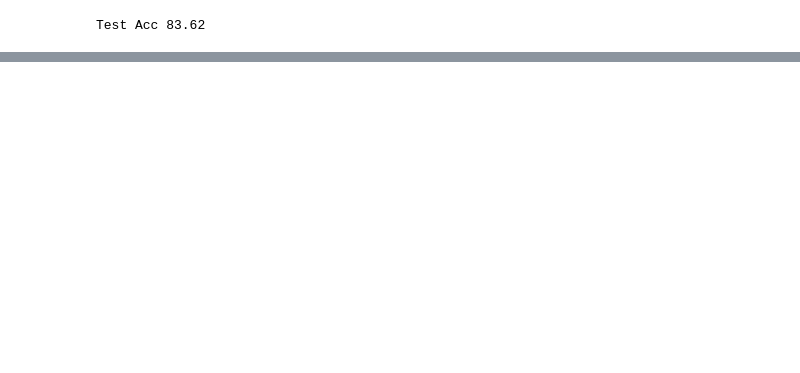
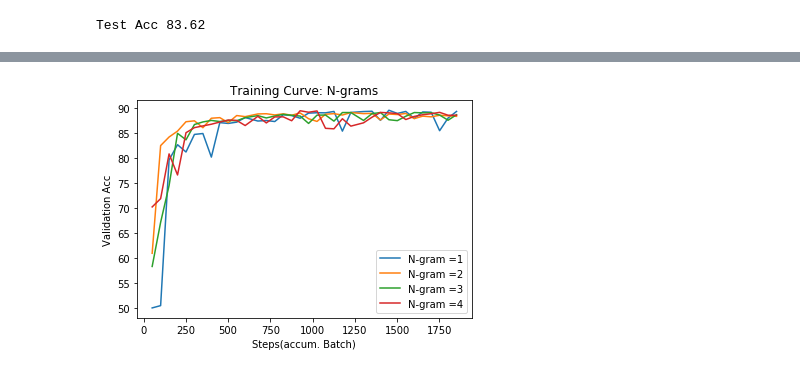
Before and after one commit to hb1500/NLP-Movie-Sentiment-Analysis, a Jupyter notebook: Bag of N-Gram Document Classification.ipynb, the cells around one changed output, grey strips where cells are left out. Cells and saved outputs as stored; diff of their text form; code cells hidden in the pictures; blank space fills up the shorter version.

```diff
--- a/Bag of N-Gram Document Classification.ipynb
+++ b/Bag of N-Gram Document Classification.ipynb
@@ -418,3 +461,7 @@ plt.show()
+# %%
+step_ = []
+for i in range(len(val_acc_l_LR_10epc)):
+    step_.append(1+50*(i+1))
 # %%
 print ("Test Acc {}".format(test_model(test_loader, model)))
 # %% [output]
@@ -421,0 +471,92 @@ Test Acc 83.62
+# %%
+gram_list = [all_train_tokens, train_data_tokens_2, train_data_tokens_3, train_data_tokens_4]
+train_data_tokens_list = [train_data_tokens, train_data_tokens_2_train, train_data_tokens_3_train, train_data_tokens_4_train]
+# %%
+val_data_tokens_list = [val_data_tokens,val_data_tokens_2_val,val_data_tokens_3_val,val_data_tokens_4_val]
+test_data_tokens_list = [test_data_tokens,test_data_tokens_2_test,test_data_tokens_3_test,test_data_tokens_4_test]
+# %%
+for n in range(len(gram_list)):
+    print('This is the results for N-gram =',n+1)
+    # genenrate token2id
+    token2id, id2token = build_vocab(gram_list[n], max_vocab_size = 10000)
+    random_token_id = random.randint(0, len(id2token)-1)
+    random_token = id2token[random_token_id]
+    print ("Token id {} ; token {}".format(random_token_id, id2token[random_token_id]))
+    print ("Token {}; token id {}".format(random_token, token2id[random_token]))
+
+    train_data_indices = token2index_dataset(train_data_tokens_list[n])
+    val_data_indices = token2index_dataset(val_data_tokens_list[n])
+    test_data_indices = token2index_dataset(test_data_tokens_list[n])
+
+    # double checking
+    print ("Train dataset size is {}".format(len(train_data_indices)))
+    print ("Val dataset size is {}".format(len(val_data_indices)))
+    print ("Test dataset size is {}".format(len(test_data_indices)))
+
+    # calcualte the maximum sentence length
+    sentence_len = []
+    for i in range(len(train_data_indices)):
+        sentence_len.append(len(train_data_indices[i]))
+    MAX_SENTENCE_LENGTH = max(sentence_len)
+    print('The maximum sentense length is',MAX_SENTENCE_LENGTH)
+    # construct loaders
+    BATCH_SIZE = 32
+    train_dataset = NewsGroupDataset(train_data_indices, train_targets)
+    train_loader = torch.utils.data.DataLoader(dataset=train_dataset,
+                                               batch_size=BATCH_SIZE,
+                                               collate_fn=newsgroup_collate_func,
+                                               shuffle=True)
+
+    val_dataset = NewsGroupDataset(val_data_indices, val_targets)
+    val_loader = torch.utils.data.DataLoader(dataset=val_dataset,
+                                               batch_size=BATCH_SIZE,
+                                               collate_fn=newsgroup_collate_func,
+                                               shuffle=True)
+    # set-up model
+    emb_dim = 100
+    model = BagOfWords(len(id2token), emb_dim)
+
+    learning_rate = 0.01
+    num_epochs = 3 # number epoch to train
+
+    # Criterion and Optimizer
+    criterion = torch.nn.CrossEntropyLoss()
+    optimizer = torch.optim.Adam(model.parameters(), lr=learning_rate)
+
+    # run model
+    val_acc_l = []
+    step_l = []
+    for epoch in range(num_epochs):
+        #scheduler.step(epoch)
+        for i, (data, lengths, labels) in enumerate(train_loader):
+            model.train()
+            data_batch, length_batch, label_batch = data, lengths, labels
+            # have to zero them out at the start of a new minibatch
+            optimizer.zero_grad()
+            outputs = model(data_batch, length_batch)
+            loss = criterion(outputs, label_batch)
+            loss.backward()
+            optimizer.step()
+            # validate every 100 iterations
+            if i > 0 and i % 50 == 0:
+                # validate
+                val_acc = test_model(val_loader, model)
+                val_acc_l.append(val_acc)
+                step_l.append(i+1)
+                print('Epoch: [{}/{}], Step: [{}/{}], Validation Acc: {}'.format(
+                           epoch+1, num_epochs, i+1, len(train_loader), val_acc))
+    print(val_acc_l)
+    print(step_l)
+    print('the max validation:', max(val_acc_l))
+    step_l= [x + y for x, y in zip(f, step_l)]
+    # ploting the training curve
+    plt.plot(step_l,val_acc_l, label = 'N-gram ='+str(n+1))
+    print('************************************')
+
+# plot frame setting
+plt.xlabel('Steps(accum. Batch)')
+plt.ylabel('Validation Acc')
+plt.title('Training Curve: N-grams')
+plt.legend()
+plt.show()
+# %% [output]
@@ -421,0 +580 @@ Test Acc 83.62
+[figure, added]
```
Also changed, not shown: parts of 16 cells of this notebook, 1 other file.
